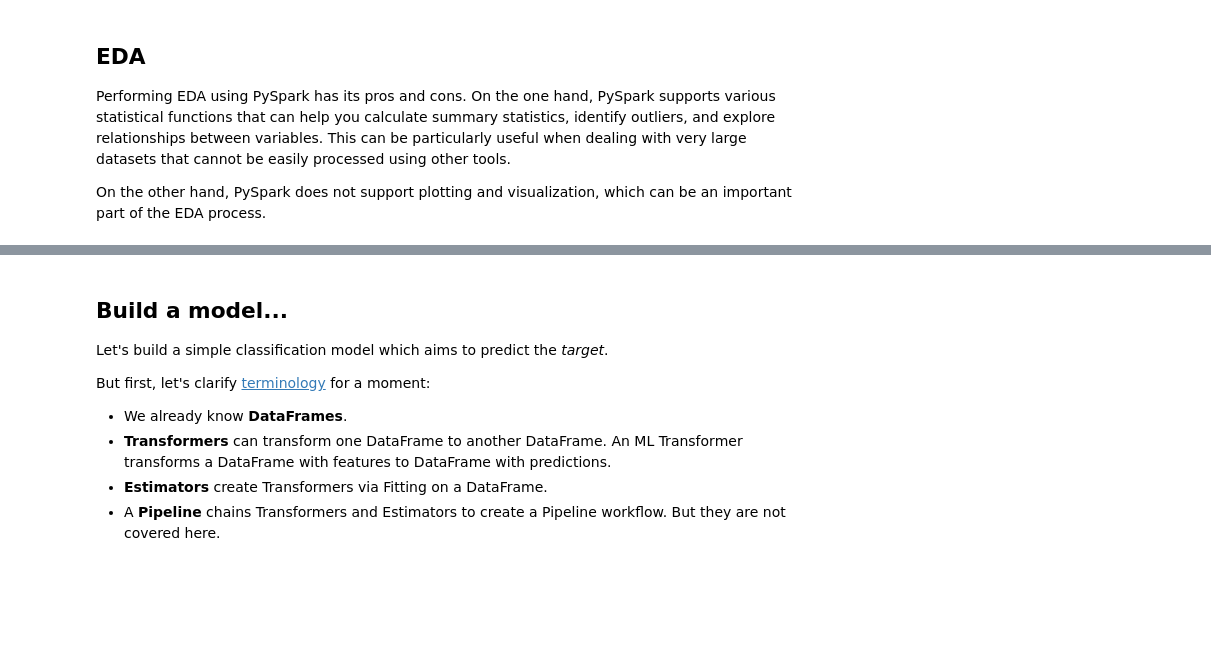
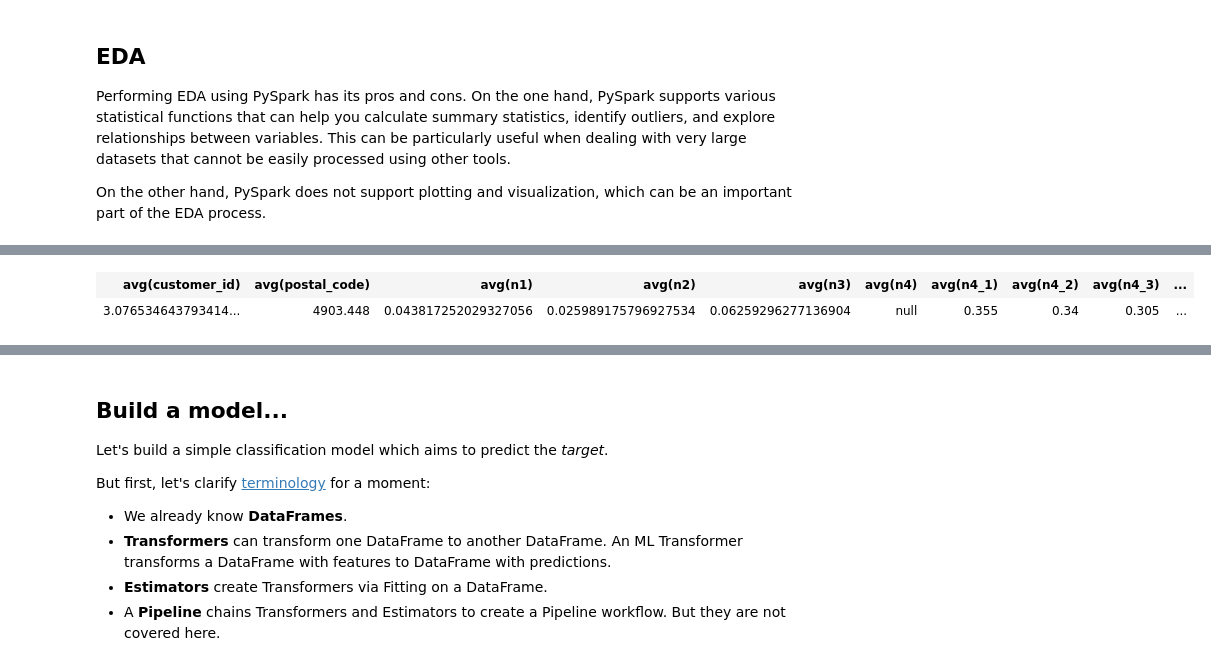
Before and after one commit to CarstenFrommhold/Unlocking-the-Power-of-Pyspark, a Jupyter notebook: 02_ML.ipynb, the cells around one changed output, grey strips where cells are left out. Cells and saved outputs as stored; diff of their text form; code cells hidden in the pictures; blank space fills up the shorter version.

```diff
--- a/02_ML.ipynb
+++ b/02_ML.ipynb
@@ -53,3 +119,8 @@ df_mean.show()
+# %%
+df_mean
+# %% [output]
+| avg(customer_id) | avg(postal_code) | avg(n1) | avg(n2) | avg(n3) | avg(n4) | avg(n4_1) | avg(n4_2) | avg(n4_3) | ... |
+| 3.076534643793414... | 4903.448 | 0.043817252029327056 | 0.025989175796927534 | 0.06259296277136904 | null | 0.355 | 0.34 | 0.305 | ... |
 # %%
 df_std = df.select([stddev(c) for c in df.columns])
 # %%
```
Also changed, not shown: parts of 15 cells of this notebook, 2 other files.
